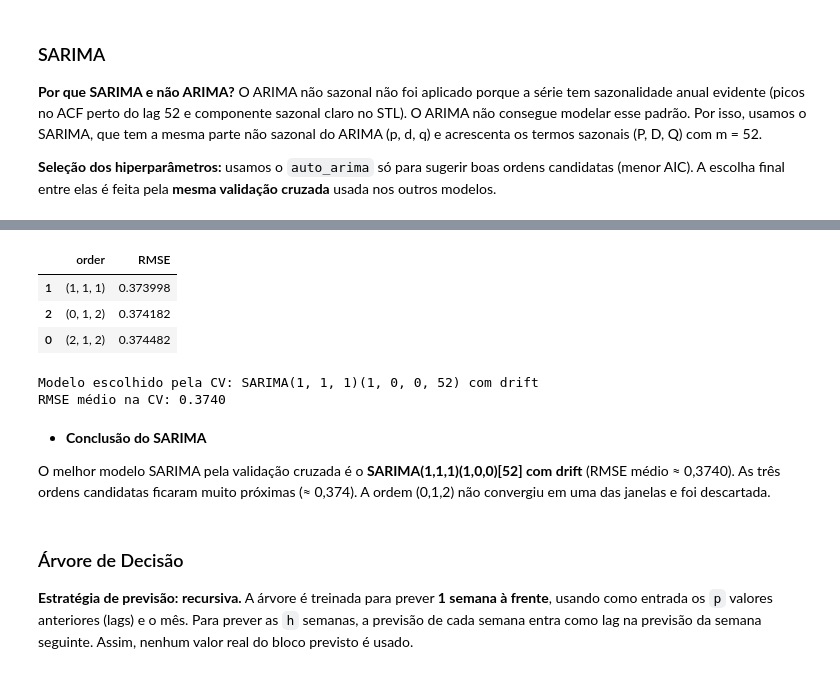
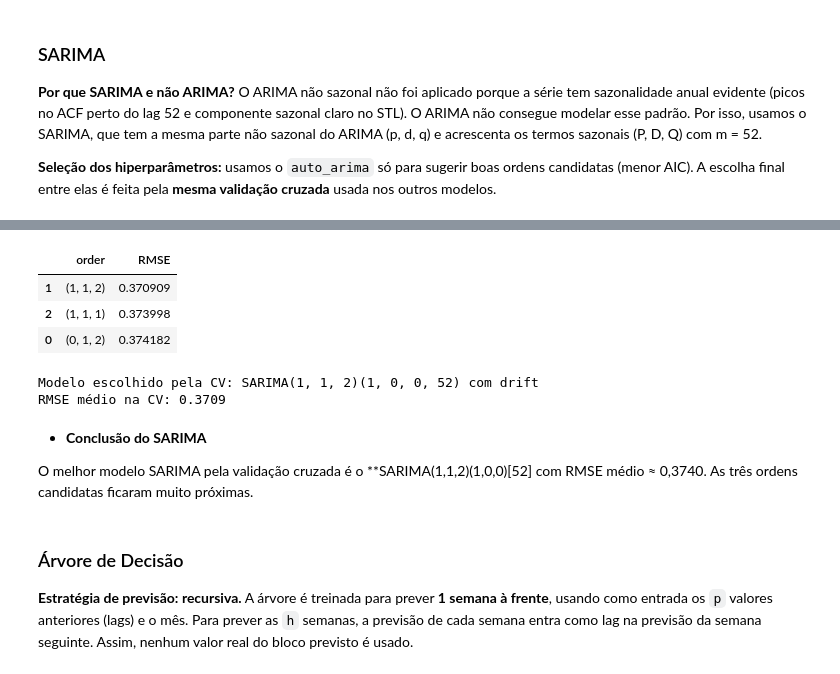
Before and after one commit to giu-garrido/ast-gasolina-eua, a Jupyter notebook: notebooks/AST_2026_Trabalho_Final_Problema_05_Gasolina_EUA.ipynb, the cells around one changed output, grey strips where cells are left out. Drawn from its saved outputs; the diff is of its cells as text; code cells hidden in the pictures.

Commit message:
arrumando erro no texto e no SARIMA

```diff
--- a/notebooks/AST_2026_Trabalho_Final_Problema_05_Gasolina_EUA.ipynb
+++ b/notebooks/AST_2026_Trabalho_Final_Problema_05_Gasolina_EUA.ipynb
@@ -453,36 +454,58 @@ Melhores parâmetros encontrados: (2, 1, 2) (1, 0, 0, 52)
 # %%
-# Ordens candidatas: as 3 de menor AIC no auto_arima acima
-# A escolha final é feita pela validação cruzada (mesmas janelas dos outros modelos)
-candidatos = [(2, 1, 2), (1, 1, 1), (0, 1, 2)]
+# Ordens candidatas selecionadas pelo auto_arima (menores AIC)
+# A escolha final é feita pela validação cruzada, usando as mesmas janelas dos outros modelos
+
+candidatos = [(0, 1, 2), (1, 1, 2), (1, 1, 1)]
 ordem_sazonal_auto = (1, 0, 0, m)
 
 resultados = []
+
 for ordem in candidatos:
     rmse_windows = []
+
     for step in range(n_janelas):
         fim = n_inicial + h * step
+
         window = train_df.iloc[:fim]
         val_set = train_df.iloc[fim:fim + h]
 
         # Ajustando o modelo SARIMA com a ordem candidata
-        ajuste = SARIMAX(window.Volume_Milhoes_Barris_Dia, order=ordem, seasonal_order=ordem_sazonal_auto, trend="c").fit(maxiter=200, disp=False)
+        ajuste = SARIMAX(
+            window.Volume_Milhoes_Barris_Dia,
+            order=ordem,
+            seasonal_order=ordem_sazonal_auto,
+            trend="c"
+        ).fit(maxiter=200, disp=False)
+
         if not ajuste.mle_retvals["converged"]:
             print(f"SARIMA{ordem}{ordem_sazonal_auto} - janela {step + 1}: não convergiu")
             break
+
         previsao = ajuste.forecast(steps=h)
-        rmse_windows.append(root_mean_squared_error(val_set.Volume_Milhoes_Barris_Dia, previsao))
+
+        rmse_windows.append(
+            root_mean_squared_error(
+                val_set.Volume_Milhoes_Barris_Dia,
+                previsao
+            )
+        )
 
     # Só aceitamos a ordem se ela convergiu em todas as janelas
     erro_medio = np.mean(rmse_windows) if len(rmse_windows) == n_janelas else np.nan
-    resultados.append({"order": ordem, "RMSE": erro_medio})
+
+    resultados.append({
+        "order": ordem,
+        "RMSE": erro_medio
+    })
 
 Tabela_SARIMA = pd.DataFrame(resultados).sort_values("RMSE")
+
 Tabela_SARIMA
 # %% [output]
 |  | order | RMSE |
-| 1 | (1, 1, 1) | 0.373998 |
-| 2 | (0, 1, 2) | 0.374182 |
-| 0 | (2, 1, 2) | 0.374482 |
+| 1 | (1, 1, 2) | 0.370909 |
+| 2 | (1, 1, 1) | 0.373998 |
+| 0 | (0, 1, 2) | 0.374182 |
 # %%
 melhor_sarima = Tabela_SARIMA.iloc[0]
 ordem_auto = melhor_sarima["order"]
@@ -490,12 +513,12 @@ erro = melhor_sarima["RMSE"]
 print(f"Modelo escolhido pela CV: SARIMA{ordem_auto}{ordem_sazonal_auto} com drift")
 print(f"RMSE médio na CV: {erro:.4f}")
 # %% [output]
-Modelo escolhido pela CV: SARIMA(1, 1, 1)(1, 0, 0, 52) com drift
-RMSE médio na CV: 0.3740
+Modelo escolhido pela CV: SARIMA(1, 1, 2)(1, 0, 0, 52) com drift
+RMSE médio na CV: 0.3709
 # %% [markdown]
 - **Conclusão do SARIMA**
 
-O melhor modelo SARIMA pela validação cruzada é o **SARIMA(1,1,1)(1,0,0)[52] com drift** (RMSE médio ≈ 0,3740). As três ordens candidatas ficaram muito próximas (≈ 0,374). A ordem (0,1,2) não convergiu em uma das janelas e foi descartada.
+O melhor modelo SARIMA pela validação cruzada é o **SARIMA(1,1,2)(1,0,0)[52] com RMSE médio ≈ 0,3740. As três ordens candidatas ficaram muito próximas.
 # %% [markdown]
 ### Árvore de Decisão
 
```
Also changed, not shown: parts of 4 cells of this notebook.
